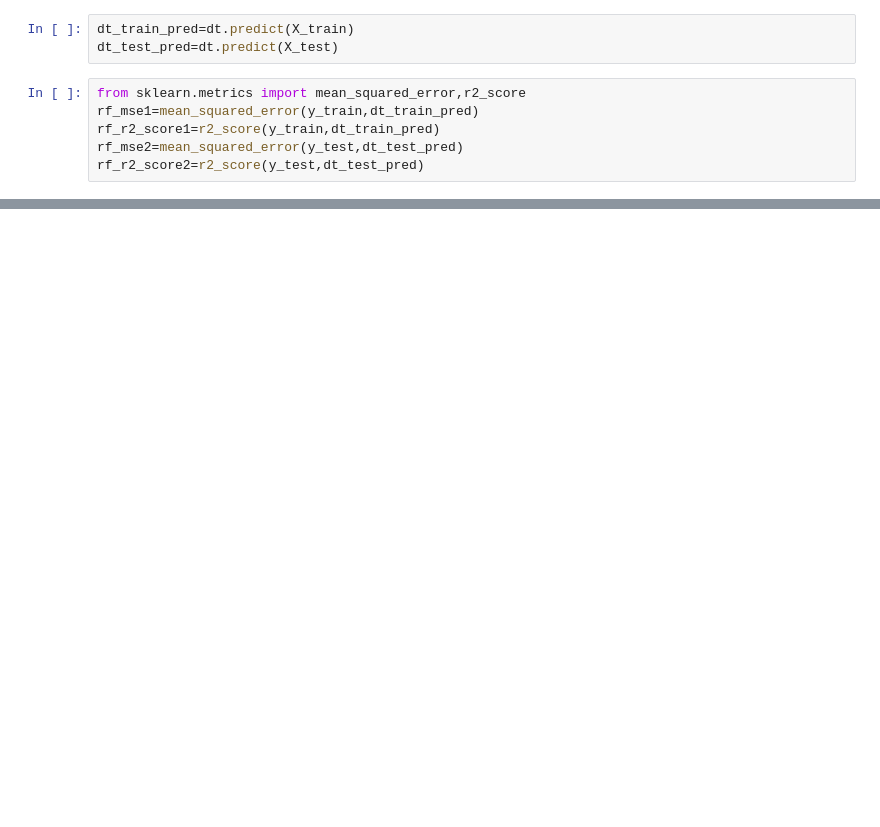
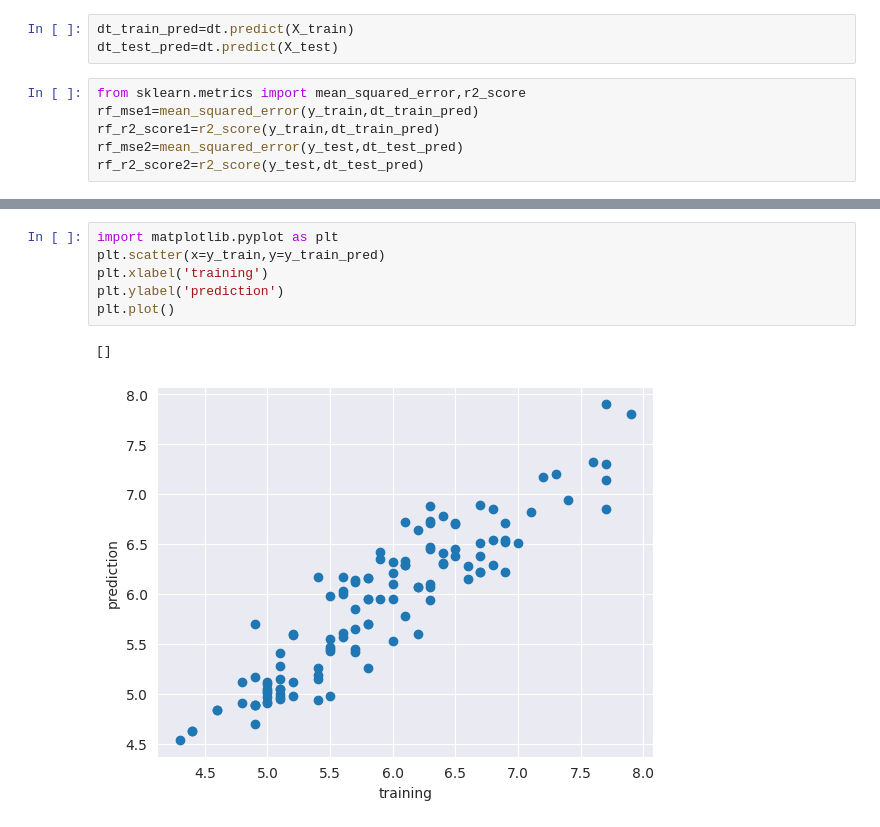
Before and after one commit to Kokila412/ML_internship, a Jupyter notebook: basicml.ipynb, the cells around one changed output, grey strips where cells are left out. Drawn from its saved outputs; the diff is of its cells as text; blank space fills up the shorter version.

```diff
--- a/basicml.ipynb
+++ b/basicml.ipynb
@@ -86,0 +89,9 @@ diff_models_renamed
+# %%
+import matplotlib.pyplot as plt
+plt.scatter(x=y_train,y=y_train_pred)
+plt.xlabel('training')
+plt.ylabel('prediction')
+plt.plot()
+# %% [output]
+[]
+[figure, added]
```
Also changed, not shown: parts of 5 cells of this notebook.
